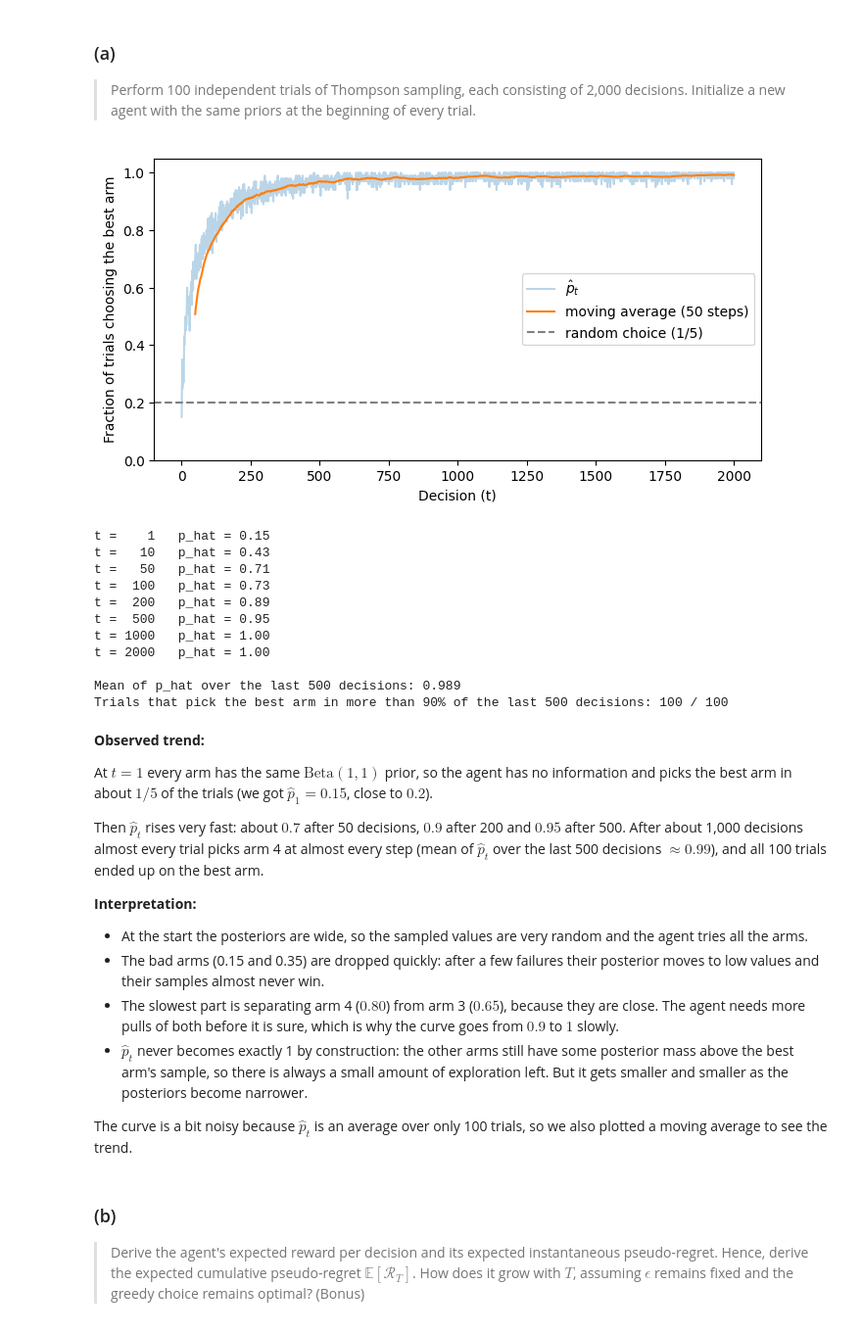
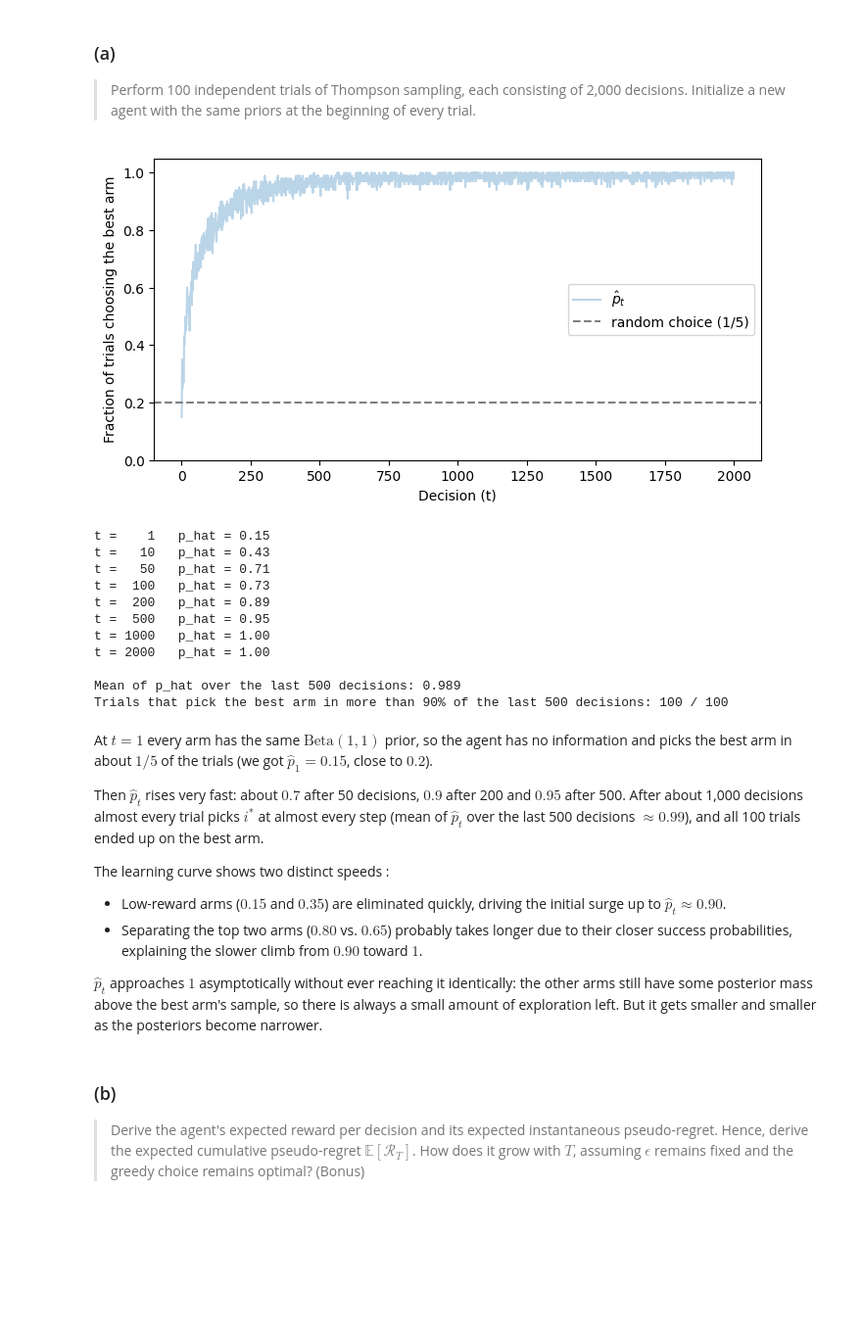
Before and after one commit to vanubala/iml_2026, a Jupyter notebook: homework_2.ipynb, the cells around one changed output. Shown at 98% size. Saved outputs shown, nothing was run; the diff lists cells and outputs as text; code cells hidden in the pictures; blank space fills up the shorter version.

Commit message:
Homework 2 : almost finished

```diff
--- a/homework_2.ipynb
+++ b/homework_2.ipynb
@@ -1020,47 +1014,39 @@ The certainty of the arm rises only when it gets pulled by the agent and the Tho
 # %%
 n_trials = 100
 n_decisions = 2_000
-best_arm = np.argmax(theta)  # i* = arm 4, only used to evaluate the agent (the agent never sees theta)
-
-# selected arm at every decision of every trial -> shape (100, 2000)
+best_arm = np.argmax(theta)
 ts_arms = np.zeros((n_trials, n_decisions), dtype=int)
 
+# 100 trials of 2,000 decisions each, with a new environment and agent for each trial, and different a seed
 for j in range(n_trials):
-    # new environment + new agent each trial, same Beta(1,1) priors, different seeds
     trial_env = BernoulliBandit(probabilities=theta, seed=j)
     trial_agent = ThompsonSamplingAgent(n_arms=5, seed=1000 + j)
 
     for t in range(n_decisions):
         arm = trial_agent.select_arm()
         reward = trial_env.pull(arm)
         trial_agent.update(arm, reward)
         ts_arms[j, t] = arm
 
-# p_hat_t = fraction of the 100 trials that picked the best arm at decision t
-p_hat = (ts_arms == best_arm).mean(axis=0)
-
-# moving average just to see the trend better (p_hat itself is noisy with only 100 trials)
-window = 50
-p_hat_smooth = np.convolve(p_hat, np.ones(window) / window, mode="valid")
+p_hat_t = (ts_arms == best_arm).mean(axis=0)
 
 t_axis = np.arange(1, n_decisions + 1)
 plt.figure(figsize=(8, 4))
-plt.plot(t_axis, p_hat, alpha=0.3, label=r"$\hat{p}_t$")
-plt.plot(t_axis[window - 1:], p_hat_smooth, label=f"moving average ({window} steps)")
+plt.plot(t_axis, p_hat_t, alpha=0.3, label=r"$\hat{p}_t$")
 plt.axhline(1 / 5, color="gray", linestyle="--", label="random choice (1/5)")
 plt.xlabel("Decision (t)")
 plt.ylabel("Fraction of trials choosing the best arm")
 plt.ylim(0, 1.05)
 plt.legend()
 plt.show()
 
 for t in [1, 10, 50, 100, 200, 500, 1000, 2000]:
-    print(f"t = {t:4d}   p_hat = {p_hat[t - 1]:.2f}")
-print(f"\nMean of p_hat over the last 500 decisions: {p_hat[-500:].mean():.3f}")
+    print(f"t = {t:4d}   p_hat = {p_hat_t[t - 1]:.2f}")
+print(f"\nMean of p_hat over the last 500 decisions: {p_hat_t[-500:].mean():.3f}")
 print(f"Trials that pick the best arm in more than 90% of the last 500 decisions: "
       f"{((ts_arms[:, -500:] == best_arm).mean(axis=1) > 0.9).sum()} / {n_trials}")
 # %% [output]
-[figure, old version]
+[figure, new version]
 t =    1   p_hat = 0.15
 t =   10   p_hat = 0.43
 t =   50   p_hat = 0.71
@@ -1073,20 +1059,15 @@ t = 2000   p_hat = 1.00
 Mean of p_hat over the last 500 decisions: 0.989
 Trials that pick the best arm in more than 90% of the last 500 decisions: 100 / 100
 # %% [markdown]
-**Observed trend:**
-
 At $t=1$ every arm has the same $\mathrm{Beta}(1,1)$ prior, so the agent has no information and picks the best arm in about $1/5$ of the trials (we got $\hat p_1 = 0.15$, close to $0.2$).
 
-Then $\hat p_t$ rises very fast: about $0.7$ after 50 decisions, $0.9$ after 200 and $0.95$ after 500. After about 1,000 decisions almost every trial picks arm 4 at almost every step (mean of $\hat p_t$ over the last 500 decisions $\approx 0.99$), and all 100 trials ended up on the best arm.
+Then $\hat p_t$ rises very fast: about $0.7$ after 50 decisions, $0.9$ after 200 and $0.95$ after 500. After about 1,000 decisions almost every trial picks $i^*$ at almost every step (mean of $\hat p_t$ over the last 500 decisions $\approx 0.99$), and all 100 trials ended up on the best arm.
 
-**Interpretation:**
+The learning curve shows two distinct speeds :
+- Low-reward arms ($0.15$ and $0.35$) are eliminated quickly, driving the initial surge up to $\hat{p}_t \approx 0.90$.
+- Separating the top two arms ($0.80$ vs. $0.65$) probably takes longer due to their closer success probabilities, explaining the slower climb from $0.90$ toward $1$.
 
-- At the start the posteriors are wide, so the sampled values are very random and the agent tries all the arms.
-- The bad arms (0.15 and 0.35) are dropped quickly: after a few failures their posterior moves to low values and their samples almost never win.
-- The slowest part is separating arm 4 ($0.80$) from arm 3 ($0.65$), because they are close. The agent needs more pulls of both before it is sure, which is why the curve goes from $0.9$ to $1$ slowly.
-- $\hat p_t$ never becomes exactly 1 by construction: the other arms still have some posterior mass above the best arm's sample, so there is always a small amount of exploration left. But it gets smaller and smaller as the posteriors become narrower.
-
-The curve is a bit noisy because $\hat p_t$ is an average over only 100 trials, so we also plotted a moving average to see the trend.
+$\hat{p}_t$ approaches $1$ asymptotically without ever reaching it identically: the other arms still have some posterior mass above the best arm's sample, so there is always a small amount of exploration left. But it gets smaller and smaller as the posteriors become narrower.
 # %% [markdown]
 ### (b)
 > Derive the agent's expected reward per decision and its expected instantaneous pseudo-regret. Hence, derive the expected cumulative pseudo-regret $\mathbb{E}[\mathcal{R}_T]$. How does it grow with $T$, assuming $\epsilon$ remains fixed and the greedy choice remains optimal? (Bonus)
```
Also changed, not shown: parts of 6 cells of this notebook.
